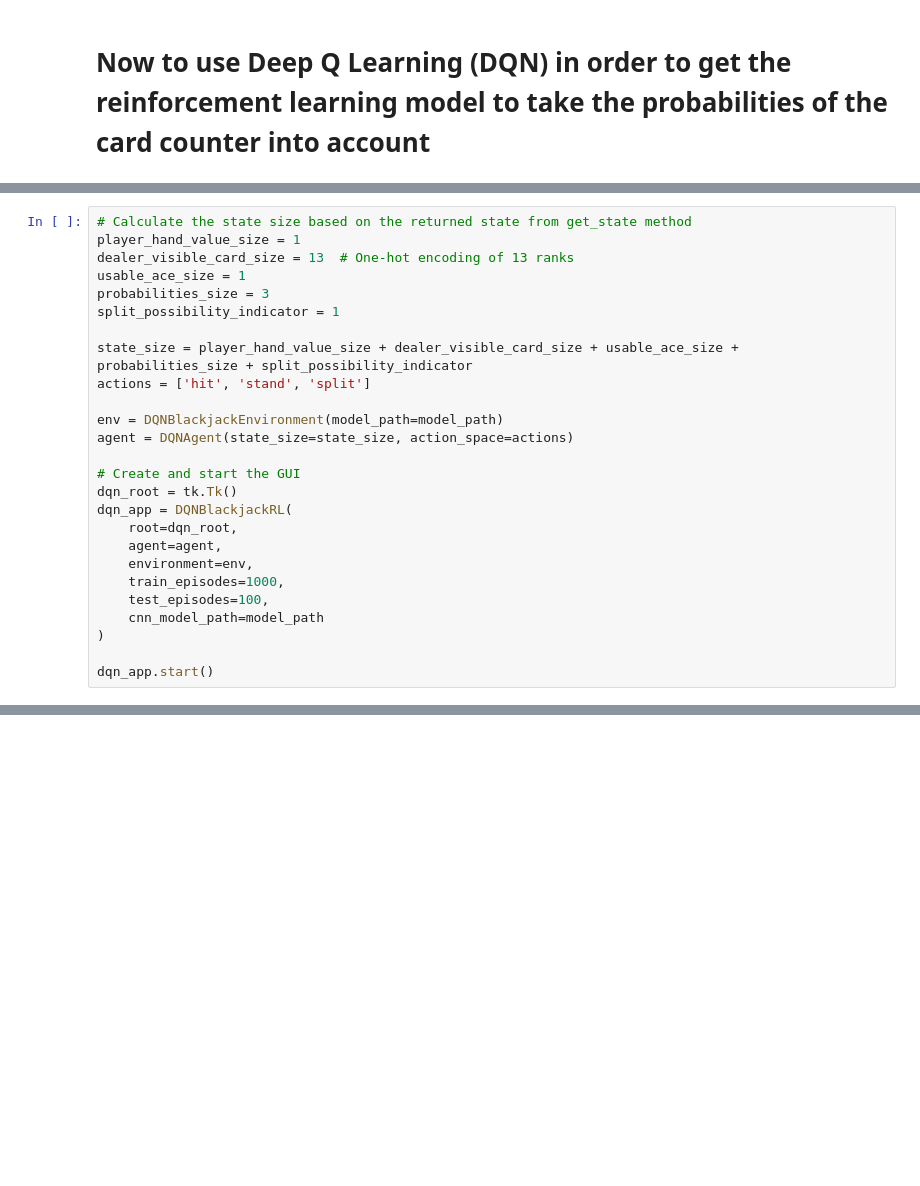
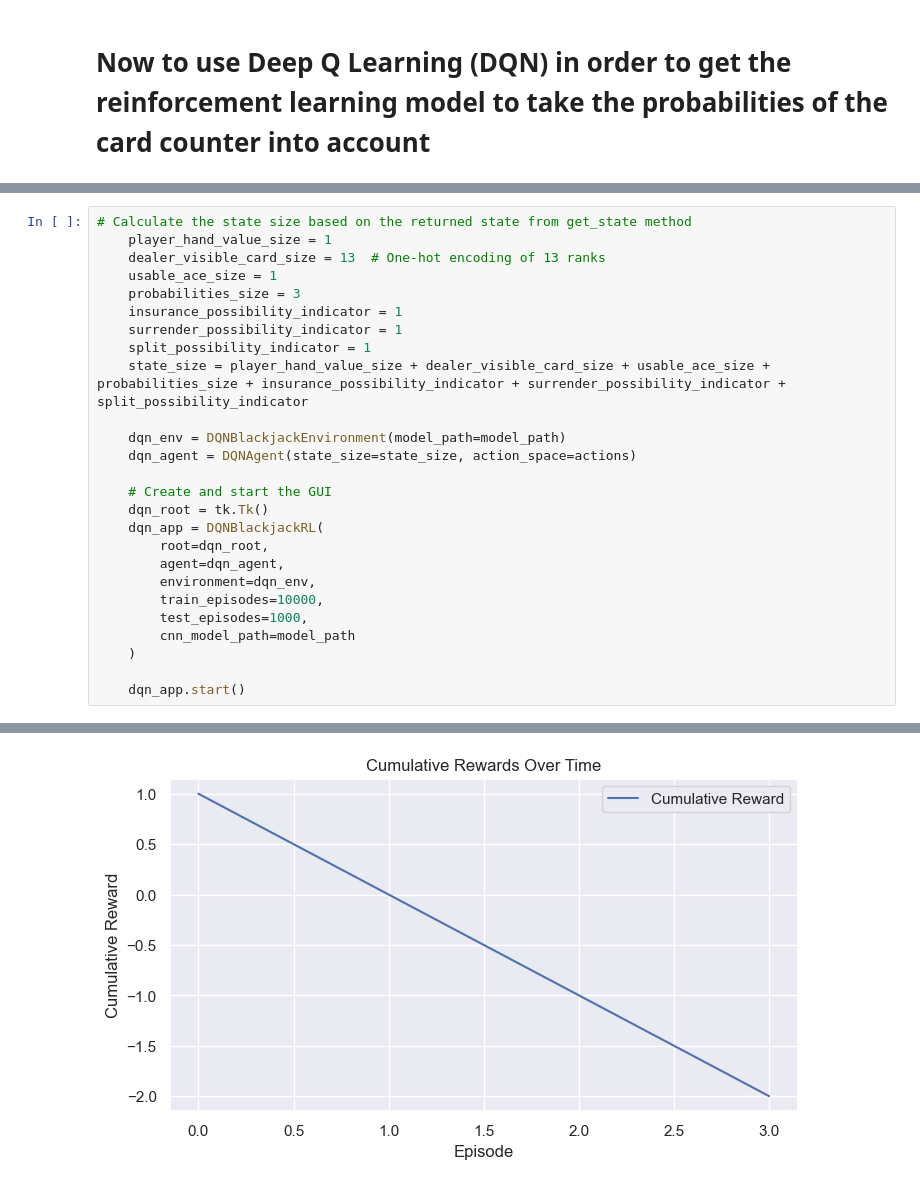
Before and after one commit to amrambouskila/BlackJackAI, a Jupyter notebook: BlackJackAI.ipynb, the cells around one changed output, grey strips where cells are left out. Saved outputs shown, nothing was run; the diff lists cells and outputs as text; blank space fills up the shorter version.

```diff
--- a/BlackJackAI.ipynb
+++ b/BlackJackAI.ipynb
@@ -2506,26 +3158,27 @@ class DQNBlackjackRL:
 # %%
 # Calculate the state size based on the returned state from get_state method
-player_hand_value_size = 1
-dealer_visible_card_size = 13  # One-hot encoding of 13 ranks
-usable_ace_size = 1
-probabilities_size = 3
-split_possibility_indicator = 1
+    player_hand_value_size = 1
+    dealer_visible_card_size = 13  # One-hot encoding of 13 ranks
+    usable_ace_size = 1
+    probabilities_size = 3
+    insurance_possibility_indicator = 1
+    surrender_possibility_indicator = 1
+    split_possibility_indicator = 1
+    state_size = player_hand_value_size + dealer_visible_card_size + usable_ace_size + probabilities_size + insurance_possibility_indicator + surrender_possibility_indicator + split_possibility_indicator
 
-state_size = player_hand_value_size + dealer_visible_card_size + usable_ace_size + probabilities_size + split_possibility_indicator
-actions = ['hit', 'stand', 'split']
+    dqn_env = DQNBlackjackEnvironment(model_path=model_path)
+    dqn_agent = DQNAgent(state_size=state_size, action_space=actions)
 
-env = DQNBlackjackEnvironment(model_path=model_path)
-agent = DQNAgent(state_size=state_size, action_space=actions)
+    # Create and start the GUI
+    dqn_root = tk.Tk()
+    dqn_app = DQNBlackjackRL(
+        root=dqn_root,
+        agent=dqn_agent,
+        environment=dqn_env,
+        train_episodes=10000,
+        test_episodes=1000,
+        cnn_model_path=model_path
+    )
 
-# Create and start the GUI
-dqn_root = tk.Tk()
-dqn_app = DQNBlackjackRL(
-    root=dqn_root,
-    agent=agent,
-    environment=env,
-    train_episodes=1000,
-    test_episodes=100,
-    cnn_model_path=model_path
-)
-
-dqn_app.start()
+    dqn_app.start()
+# %% [output]
@@ -2531,0 +3220 @@ dqn_app.start()
+[figure, added]
```
Also changed, not shown: parts of 13 cells of this notebook.
